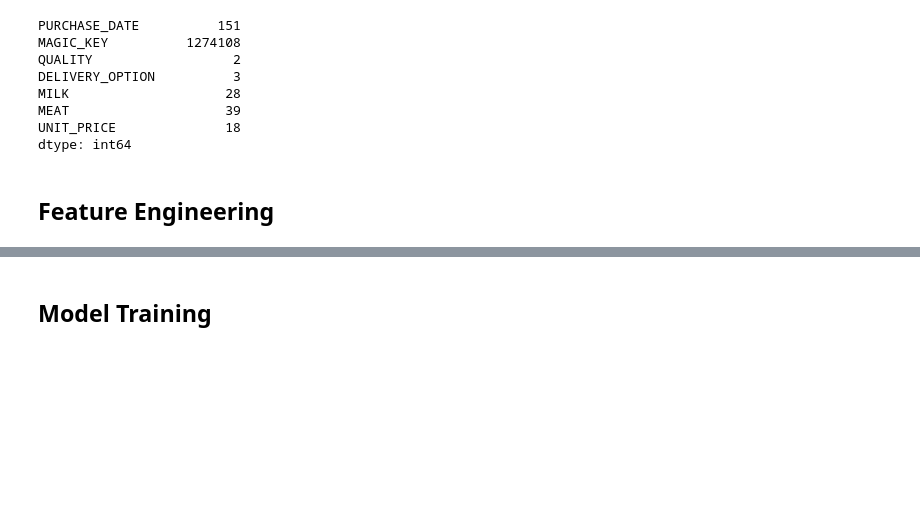
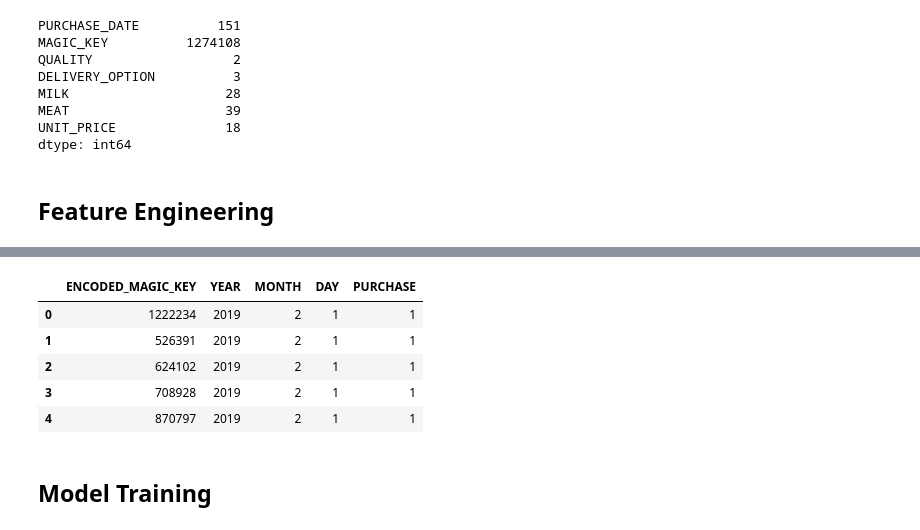
Before and after one commit to Exile404/Robi-Datathon, a Jupyter notebook: Problem1/Problem1 Zun.ipynb, the cells around one changed output, grey strips where cells are left out. Drawn from its saved outputs; the diff is of its cells as text; code cells hidden in the pictures; blank space fills up the shorter version.

```diff
--- a/Problem1/Problem1 Zun.ipynb
+++ b/Problem1/Problem1 Zun.ipynb
@@ -262,3 +278,13 @@ merged_df.head()
+# %%
+merged_df = merged_df.drop(columns=["MAGIC_KEY", "DELIVERY_OPTION", "QUALITY", "UNIT_PRICE"])
+merged_df.head()
+# %% [output]
+|  | ENCODED_MAGIC_KEY | YEAR | MONTH | DAY | PURCHASE |
+| 0 | 1222234 | 2019 | 2 | 1 | 1 |
+| 1 | 526391 | 2019 | 2 | 1 | 1 |
+| 2 | 624102 | 2019 | 2 | 1 | 1 |
+| 3 | 708928 | 2019 | 2 | 1 | 1 |
+| 4 | 870797 | 2019 | 2 | 1 | 1 |
 # %% [markdown]
 ## Model Training
 # %%
```
Also changed, not shown: parts of 24 cells of this notebook, 1 other file.
